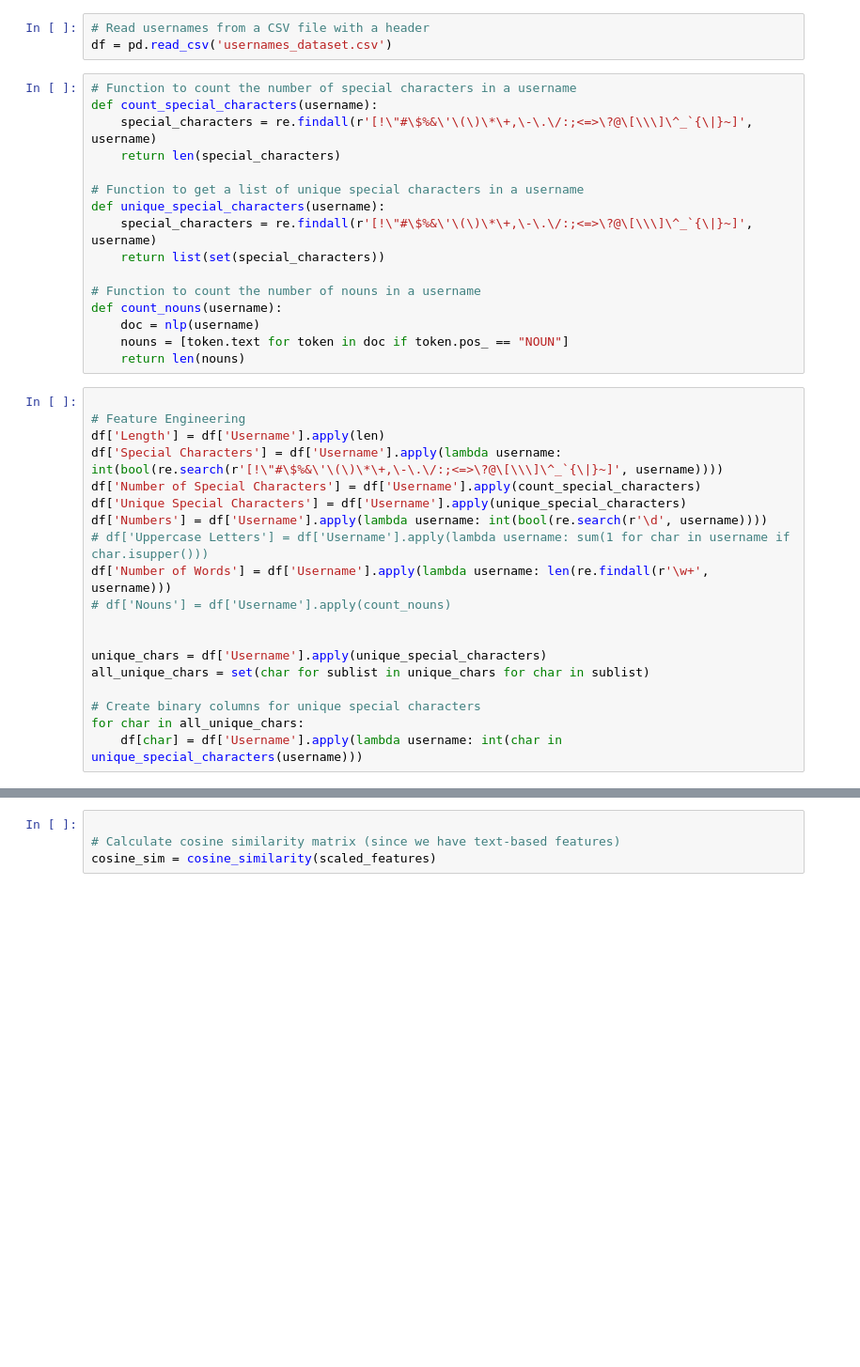
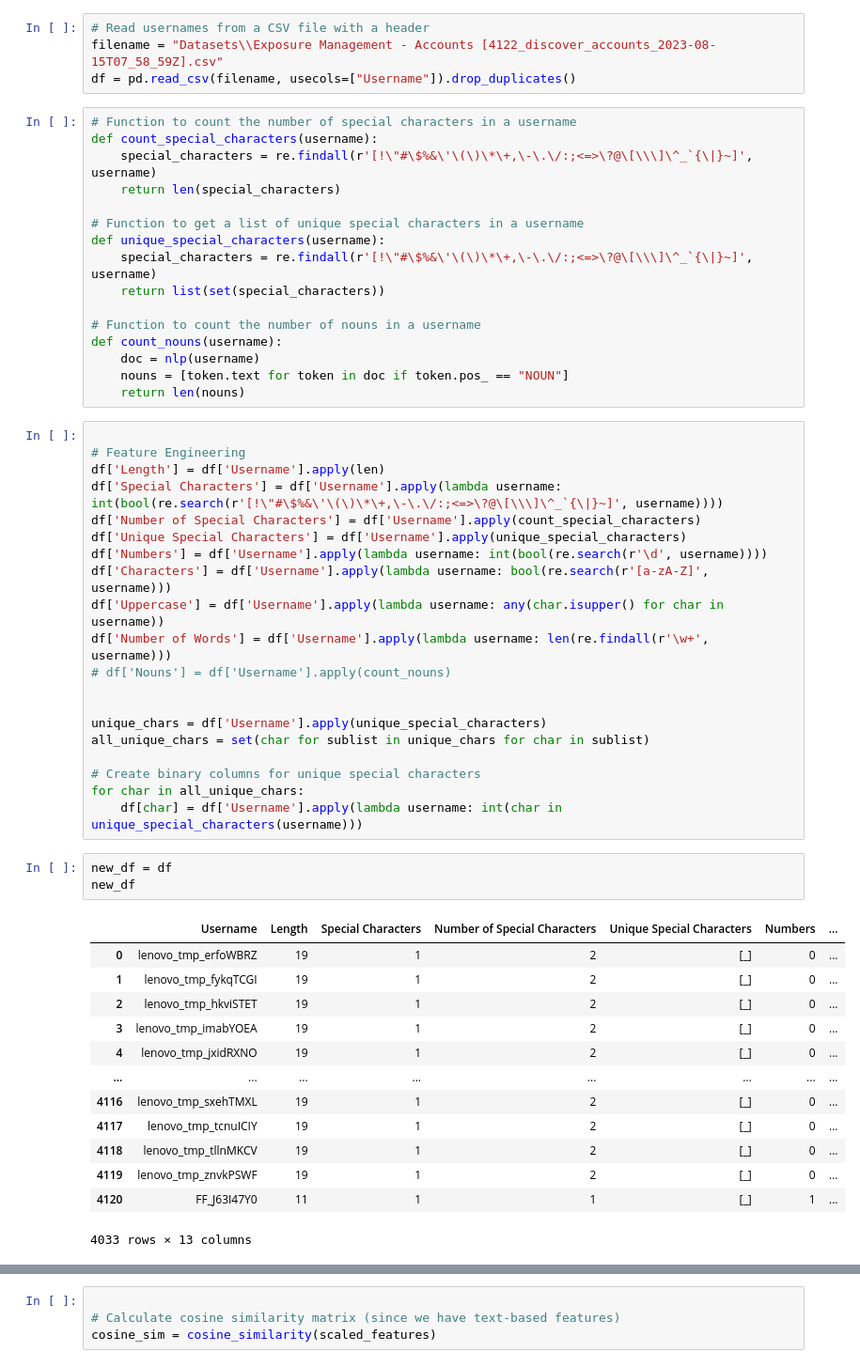
Before and after one commit to bedangSen/Proteus, a Jupyter notebook: proteus-dev.ipynb, the cells around one changed output, grey strips where cells are left out. Shown: that part at 94% size. Cells and saved outputs as stored; diff of their text form; blank space fills up the shorter version.

```diff
--- a/proteus-dev.ipynb
+++ b/proteus-dev.ipynb
@@ -23,6 +44,7 @@ nlp = spacy.load("en_core_web_sm")
 # %%
 # Read usernames from a CSV file with a header
-df = pd.read_csv('usernames_dataset.csv')
+filename = "Datasets\\Exposure Management - Accounts [4122_discover_accounts_2023-08-15T07_58_59Z].csv"
+df = pd.read_csv(filename, usecols=["Username"]).drop_duplicates()
 # %%
 # Function to count the number of special characters in a username
 def count_special_characters(username):
@@ -47,7 +69,8 @@ df['Special Characters'] = df['Username'].apply(lambda username: int(bool(re.sea
 df['Number of Special Characters'] = df['Username'].apply(count_special_characters)
 df['Unique Special Characters'] = df['Username'].apply(unique_special_characters)
 df['Numbers'] = df['Username'].apply(lambda username: int(bool(re.search(r'\d', username))))
-# df['Uppercase Letters'] = df['Username'].apply(lambda username: sum(1 for char in username if char.isupper()))
+df['Characters'] = df['Username'].apply(lambda username: bool(re.search(r'[a-zA-Z]', username)))
+df['Uppercase'] = df['Username'].apply(lambda username: any(char.isupper() for char in username))
 df['Number of Words'] = df['Username'].apply(lambda username: len(re.findall(r'\w+', username)))
 # df['Nouns'] = df['Username'].apply(count_nouns)
 
@@ -58,3 +81,20 @@ all_unique_chars = set(char for sublist in unique_chars for char in sublist)
 # Create binary columns for unique special characters
 for char in all_unique_chars:
     df[char] = df['Username'].apply(lambda username: int(char in unique_special_characters(username)))
+# %%
+new_df = df
+new_df
+# %% [output]
+|  | Username | Length | Special Characters | Number of Special Characters | Unique Special Characters | Numbers | ... |
+| 0 | lenovo_tmp_erfoWBRZ | 19 | 1 | 2 | [_] | 0 | ... |
+| 1 | lenovo_tmp_fykqTCGI | 19 | 1 | 2 | [_] | 0 | ... |
+| 2 | lenovo_tmp_hkviSTET | 19 | 1 | 2 | [_] | 0 | ... |
+| 3 | lenovo_tmp_imabYOEA | 19 | 1 | 2 | [_] | 0 | ... |
+| 4 | lenovo_tmp_jxidRXNO | 19 | 1 | 2 | [_] | 0 | ... |
+| ... | ... | ... | ... | ... | ... | ... | ... |
+| 4116 | lenovo_tmp_sxehTMXL | 19 | 1 | 2 | [_] | 0 | ... |
+| 4117 | lenovo_tmp_tcnuICIY | 19 | 1 | 2 | [_] | 0 | ... |
+| 4118 | lenovo_tmp_tllnMKCV | 19 | 1 | 2 | [_] | 0 | ... |
+| 4119 | lenovo_tmp_znvkPSWF | 19 | 1 | 2 | [_] | 0 | ... |
+| 4120 | FF_J63I47Y0 | 11 | 1 | 1 | [_] | 1 | ... |
+4033 rows × 13 columns
```
Also changed, not shown: parts of 21 cells of this notebook.
